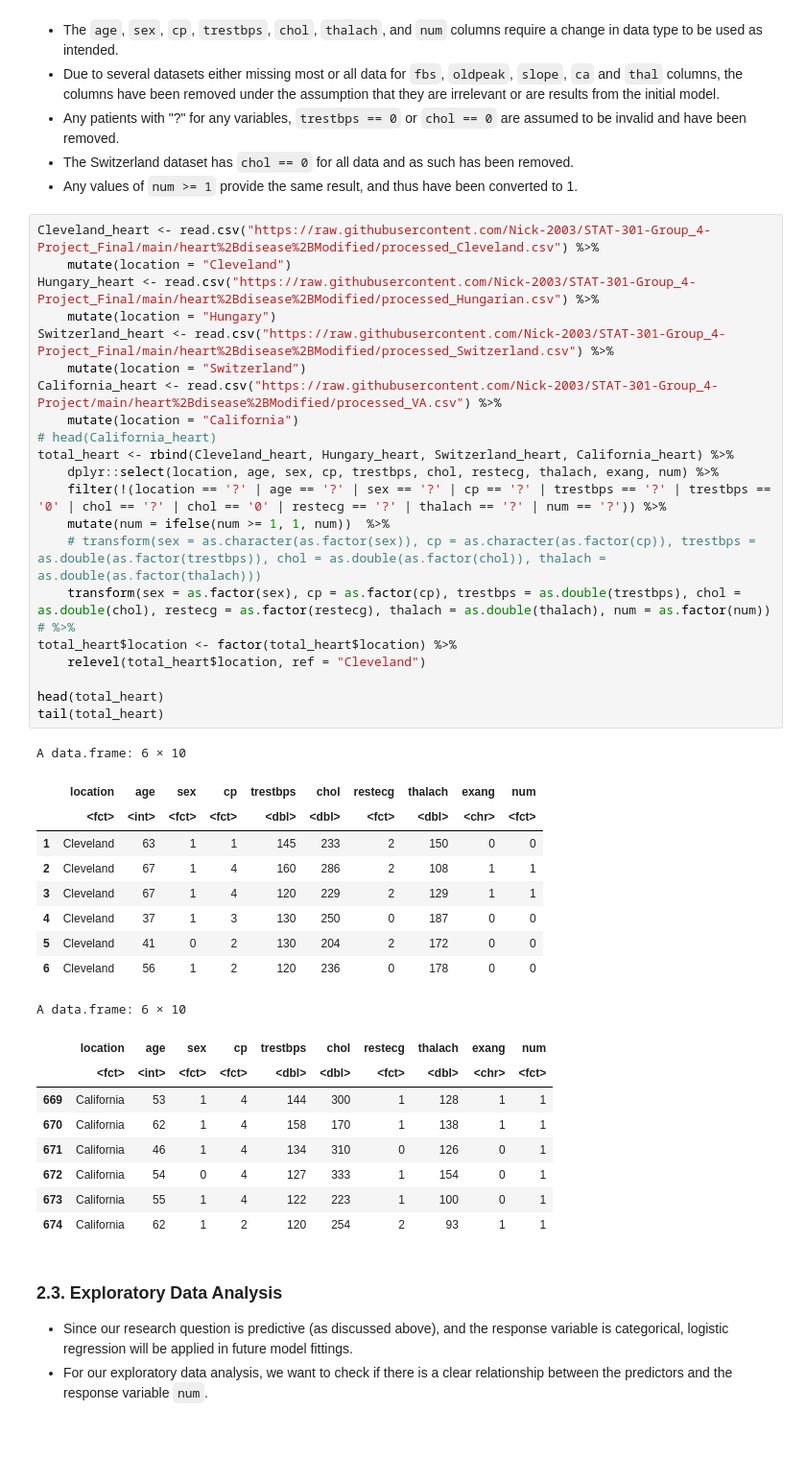
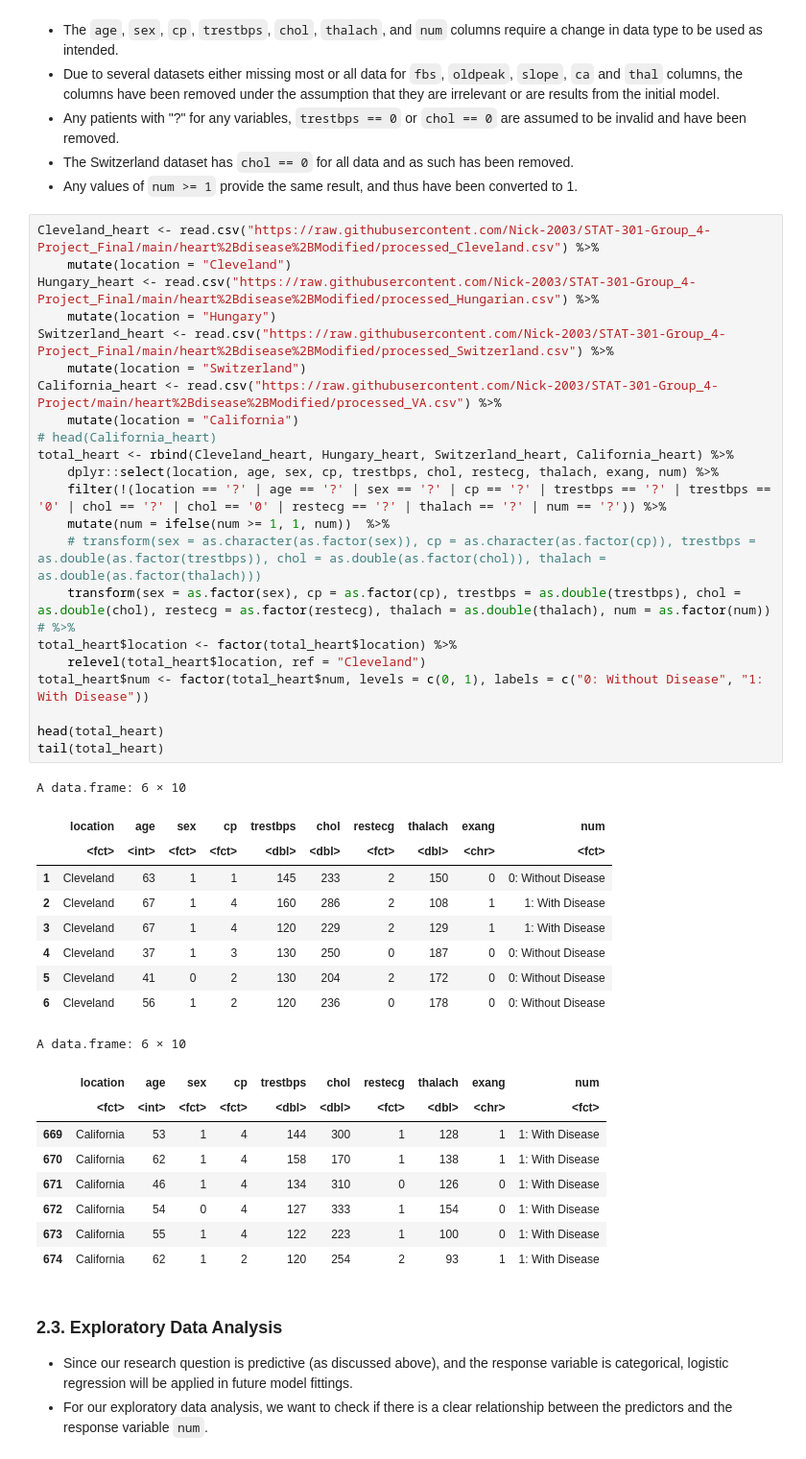
Before and after one commit to Nick-2003/STAT-301-Group_4-Project_Final, a Jupyter notebook: STAT_301_Group_4_Final_Report.ipynb, the cells around one changed output. Shown at 96% size. Cells and saved outputs as stored; diff of their text form.

```diff
--- a/STAT_301_Group_4_Final_Report.ipynb
+++ b/STAT_301_Group_4_Final_Report.ipynb
@@ -111,44 +93,45 @@ The following objects are masked from ‘package:base’:
 # %%
 Cleveland_heart <- read.csv("https://raw.githubusercontent.com/Nick-2003/STAT-301-Group_4-Project_Final/main/heart%2Bdisease%2BModified/processed_Cleveland.csv") %>%
     mutate(location = "Cleveland")
 Hungary_heart <- read.csv("https://raw.githubusercontent.com/Nick-2003/STAT-301-Group_4-Project_Final/main/heart%2Bdisease%2BModified/processed_Hungarian.csv") %>%
     mutate(location = "Hungary")
 Switzerland_heart <- read.csv("https://raw.githubusercontent.com/Nick-2003/STAT-301-Group_4-Project_Final/main/heart%2Bdisease%2BModified/processed_Switzerland.csv") %>%
     mutate(location = "Switzerland")
 California_heart <- read.csv("https://raw.githubusercontent.com/Nick-2003/STAT-301-Group_4-Project/main/heart%2Bdisease%2BModified/processed_VA.csv") %>%
     mutate(location = "California")
 # head(California_heart)
 total_heart <- rbind(Cleveland_heart, Hungary_heart, Switzerland_heart, California_heart) %>%
     dplyr::select(location, age, sex, cp, trestbps, chol, restecg, thalach, exang, num) %>%
     filter(!(location == '?' | age == '?' | sex == '?' | cp == '?' | trestbps == '?' | trestbps == '0' | chol == '?' | chol == '0' | restecg == '?' | thalach == '?' | num == '?')) %>%
     mutate(num = ifelse(num >= 1, 1, num))  %>%
     # transform(sex = as.character(as.factor(sex)), cp = as.character(as.factor(cp)), trestbps = as.double(as.factor(trestbps)), chol = as.double(as.factor(chol)), thalach = as.double(as.factor(thalach)))
     transform(sex = as.factor(sex), cp = as.factor(cp), trestbps = as.double(trestbps), chol = as.double(chol), restecg = as.factor(restecg), thalach = as.double(thalach), num = as.factor(num))
 # %>%
 total_heart$location <- factor(total_heart$location) %>%
     relevel(total_heart$location, ref = "Cleveland")
+total_heart$num <- factor(total_heart$num, levels = c(0, 1), labels = c("0: Without Disease", "1: With Disease"))
 
 head(total_heart)
 tail(total_heart)
 # %% [output]
 A data.frame: 6 × 10
 |  | location | age | sex | cp | trestbps | chol | restecg | thalach | exang | num |
 |  | <fct> | <int> | <fct> | <fct> | <dbl> | <dbl> | <fct> | <dbl> | <chr> | <fct> |
-| 1 | Cleveland | 63 | 1 | 1 | 145 | 233 | 2 | 150 | 0 | 0 |
-| 2 | Cleveland | 67 | 1 | 4 | 160 | 286 | 2 | 108 | 1 | 1 |
-| 3 | Cleveland | 67 | 1 | 4 | 120 | 229 | 2 | 129 | 1 | 1 |
-| 4 | Cleveland | 37 | 1 | 3 | 130 | 250 | 0 | 187 | 0 | 0 |
-| 5 | Cleveland | 41 | 0 | 2 | 130 | 204 | 2 | 172 | 0 | 0 |
-| 6 | Cleveland | 56 | 1 | 2 | 120 | 236 | 0 | 178 | 0 | 0 |
+| 1 | Cleveland | 63 | 1 | 1 | 145 | 233 | 2 | 150 | 0 | 0: Without Disease |
+| 2 | Cleveland | 67 | 1 | 4 | 160 | 286 | 2 | 108 | 1 | 1: With Disease |
+| 3 | Cleveland | 67 | 1 | 4 | 120 | 229 | 2 | 129 | 1 | 1: With Disease |
+| 4 | Cleveland | 37 | 1 | 3 | 130 | 250 | 0 | 187 | 0 | 0: Without Disease |
+| 5 | Cleveland | 41 | 0 | 2 | 130 | 204 | 2 | 172 | 0 | 0: Without Disease |
+| 6 | Cleveland | 56 | 1 | 2 | 120 | 236 | 0 | 178 | 0 | 0: Without Disease |
 A data.frame: 6 × 10
 |  | location | age | sex | cp | trestbps | chol | restecg | thalach | exang | num |
 |  | <fct> | <int> | <fct> | <fct> | <dbl> | <dbl> | <fct> | <dbl> | <chr> | <fct> |
-| 669 | California | 53 | 1 | 4 | 144 | 300 | 1 | 128 | 1 | 1 |
-| 670 | California | 62 | 1 | 4 | 158 | 170 | 1 | 138 | 1 | 1 |
-| 671 | California | 46 | 1 | 4 | 134 | 310 | 0 | 126 | 0 | 1 |
-| 672 | California | 54 | 0 | 4 | 127 | 333 | 1 | 154 | 0 | 1 |
-| 673 | California | 55 | 1 | 4 | 122 | 223 | 1 | 100 | 0 | 1 |
-| 674 | California | 62 | 1 | 2 | 120 | 254 | 2 | 93 | 1 | 1 |
+| 669 | California | 53 | 1 | 4 | 144 | 300 | 1 | 128 | 1 | 1: With Disease |
+| 670 | California | 62 | 1 | 4 | 158 | 170 | 1 | 138 | 1 | 1: With Disease |
+| 671 | California | 46 | 1 | 4 | 134 | 310 | 0 | 126 | 0 | 1: With Disease |
+| 672 | California | 54 | 0 | 4 | 127 | 333 | 1 | 154 | 0 | 1: With Disease |
+| 673 | California | 55 | 1 | 4 | 122 | 223 | 1 | 100 | 0 | 1: With Disease |
+| 674 | California | 62 | 1 | 2 | 120 | 254 | 2 | 93 | 1 | 1: With Disease |
 # %% [markdown]
 ### 2.3. Exploratory Data Analysis
 - Since our research question is predictive (as discussed above), and the response variable is categorical, logistic regression will be applied in future model fittings.
```
Also changed, not shown: parts of 3 cells of this notebook.
